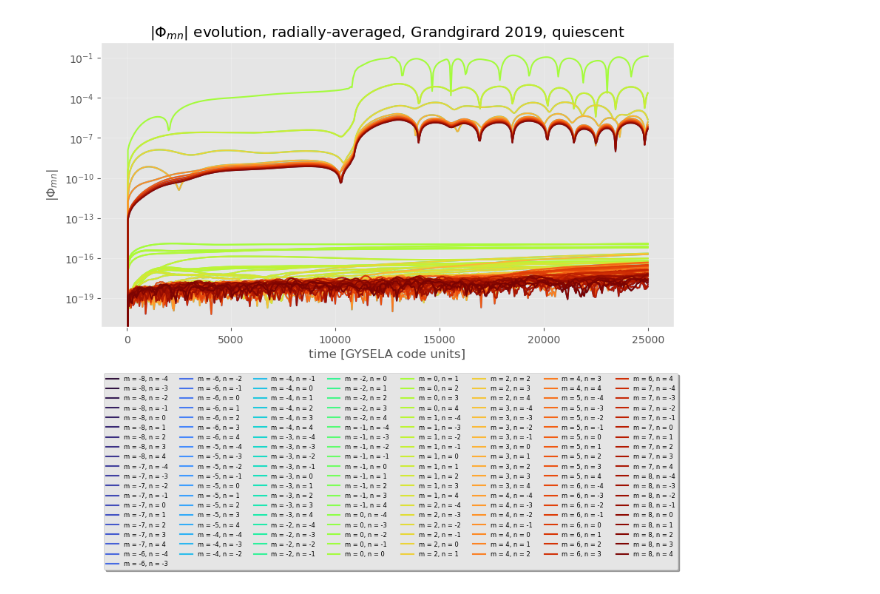
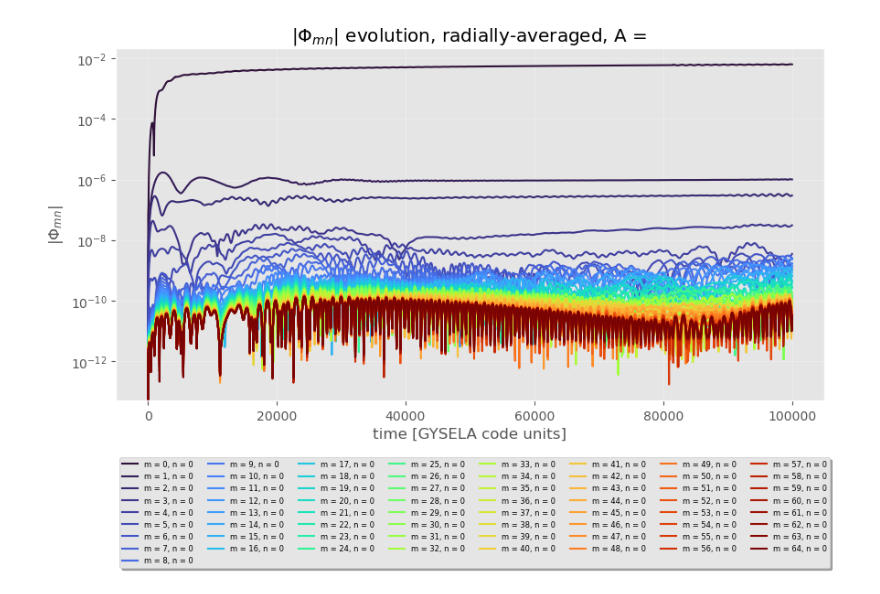
Before and after one commit to seferoni/GYSELA_utils, a Jupyter notebook: post-processing/scripts/exploratory_notebooks/phi_mn_magnitude.ipynb, the cells around one changed output. Drawn from its saved outputs; the diff is of its cells as text; code cells hidden in the pictures.

```diff
--- a/post-processing/scripts/exploratory_notebooks/phi_mn_magnitude.ipynb
+++ b/post-processing/scripts/exploratory_notebooks/phi_mn_magnitude.ipynb
@@ -11,6 +11,6 @@ import phi2D_utilities as utils;
 plt.style.use("ggplot");
 # %%
 # Test inputs - delete when done!
-directory_path = "/zhisongqu_data/seth/GYSELA/raw/fresh_batch_11.0/DN_REF_RH_AE_NR64NTHETA128NPHI8NVPAR512NMU64_Q1.5_NOPERT";
+directory_path = "/zhisongqu_data/seth/GYSELA/raw/batch_10/DN_RHTEST_A3_QUIESCENT_CANONICAL"
 data_arrays = reader.fetch_phi2D_data(directory_path, dataset = "Phithphi", dimensions = ["phi", "zeta", "theta"], parallelise = True);
 # %% [output]
@@ -43,21 +43,30 @@ def extract_fourier_modes(phi2D_list, dt_diag):
 	);
 	return amplitudes;
 
-def select_modes(amplitudes, m_range = None, n_range = None):
+def select_modes(amplitudes, m_range = None, n_range = None, kill_m_0 = False, kill_n_0 = False):
 
 	if m_range is not None:
 		# NB: * is the unpacking operator, so we are unpacking the tuple into the slice function.
 		# So in effect, this is equivalent to amplitudes.sel(m = slice(m_range[0], m_range[1])).
 		amplitudes = amplitudes.sel(m = slice(*m_range));
+
 	if n_range is not None:
 		amplitudes = amplitudes.sel(n = slice(*n_range));
+
+	if kill_m_0:
+		# This kills zonal modes.
+		amplitudes = amplitudes.where(amplitudes.m != 0, drop = True);
+
+	if kill_n_0:
+		# This kills poloidally axisymmetric modes.
+		amplitudes = amplitudes.where(amplitudes.n != 0, drop = True);
+
 	return amplitudes;
 
-def plot_modes(amplitudes, m_range, n_range, title_suffix = ""):
+def plot_modes(amplitudes, m_range, n_range, title_suffix = "", kill_m_0 = False, kill_n_0 = False):
 
-	amplitudes = select_modes(amplitudes, m_range, n_range);
-	# `dropna` just kills NaNs.
-	amplitudes_stacked = amplitudes.stack(mode = ("m", "n")).dropna("mode", how = "all");
+	amplitudes = select_modes(amplitudes, m_range, n_range, kill_m_0 = kill_m_0, kill_n_0 = kill_n_0);
+	amplitudes_stacked = amplitudes.stack(mode = ("m", "n"));
 
 	_, ax = plt.subplots(figsize = (10, 5));
 	modes = amplitudes_stacked.mode.values;
@@ -95,7 +104,7 @@ zonal_case = [(0, None), (0, 0)];
 gam_case = [(-1, 1), (0, 0)];
 # %%
 mode_amplitudes = extract_fourier_modes(data_arrays, dt_diag = 50);
-current_case = broadband_case;
-plot_modes(mode_amplitudes, m_range = current_case[0], n_range = current_case[1], title_suffix = "Grandgirard 2019, quiescent");
+current_case = zonal_case;
+plot_modes(mode_amplitudes, m_range = current_case[0], n_range = current_case[1], title_suffix = "A = 3, quiescent, canonical", kill_m_0 = False, kill_n_0 = False);
 # %% [output]
-[figure, old version]
+[figure, new version]
```
Also changed, not shown: parts of 2 cells of this notebook, 19 other files.
